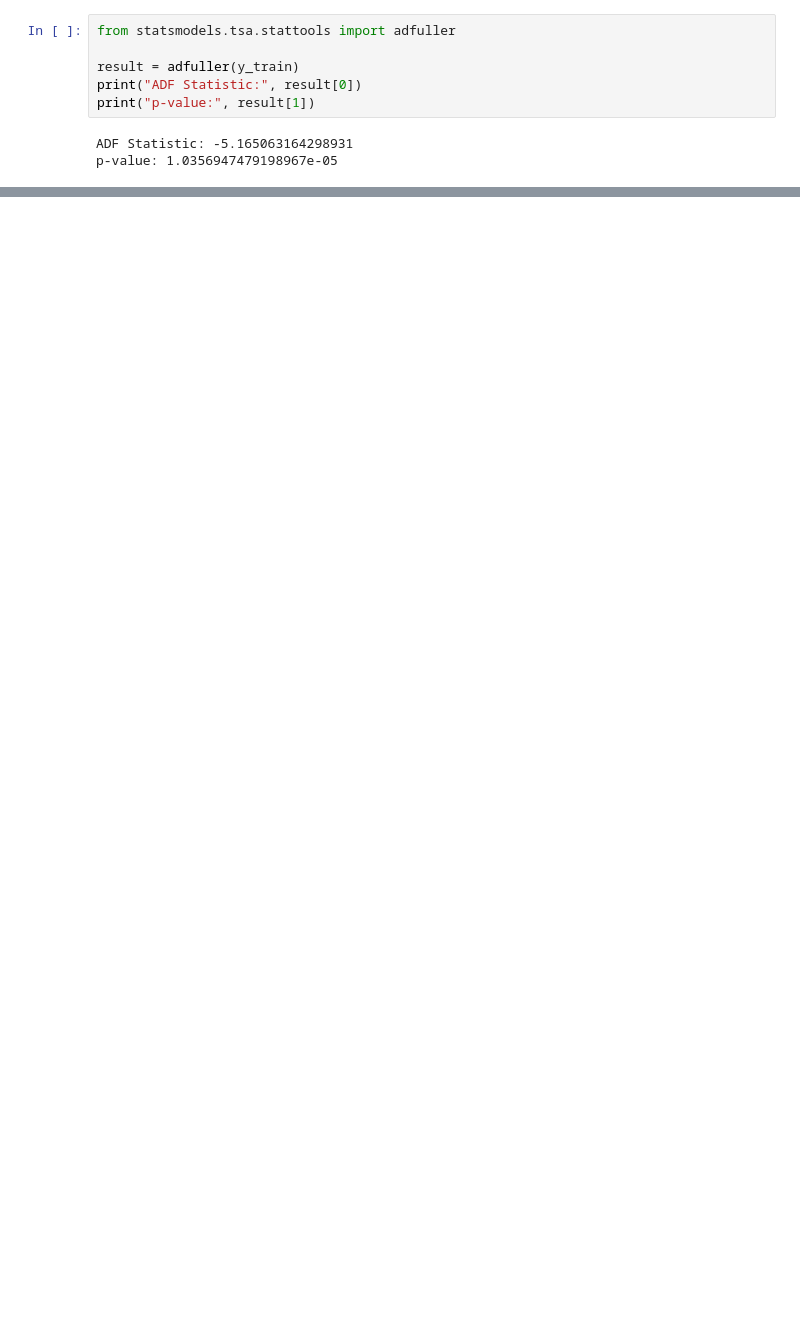
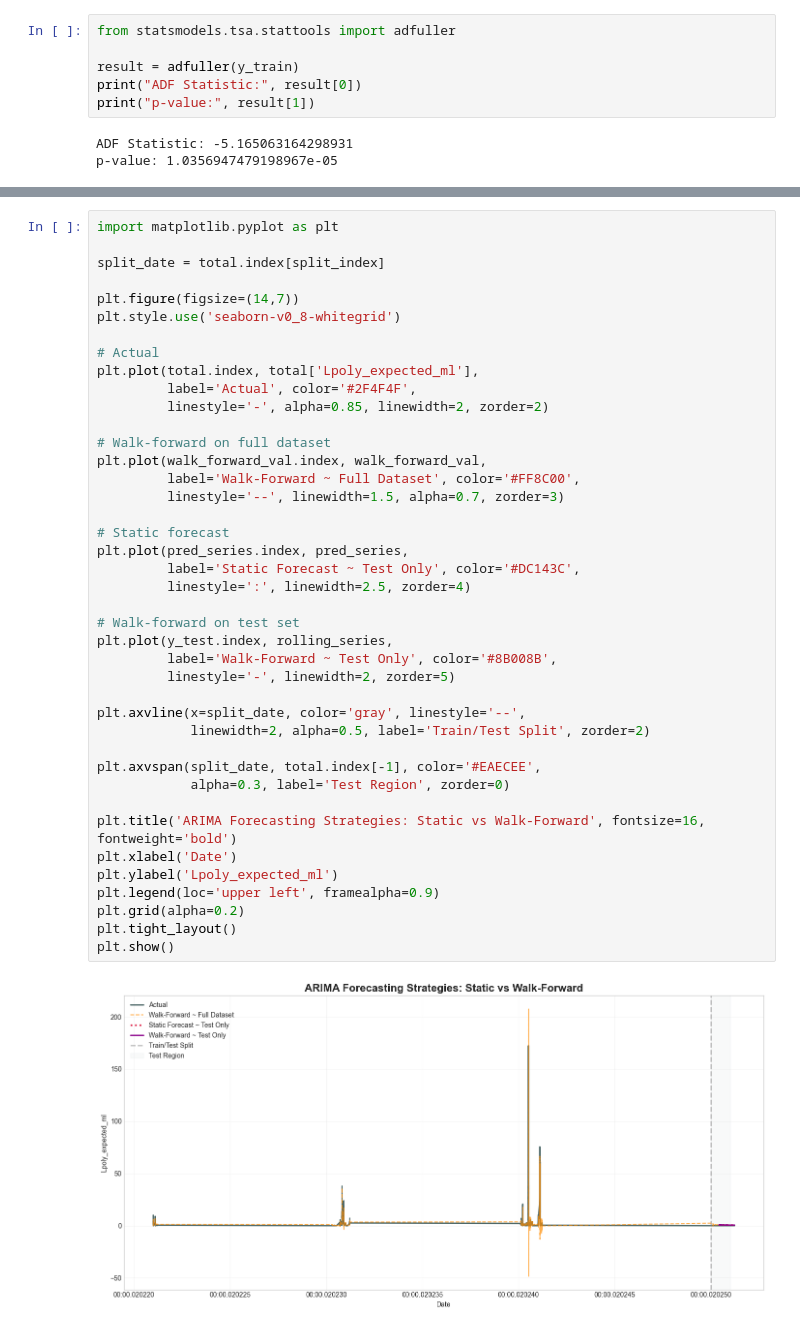
Before and after one commit to lemoncastle/hires-algal-bloom-prediction, a Jupyter notebook: models/arima_trial.ipynb, the cells around one changed output, grey strips where cells are left out. Drawn from its saved outputs; the diff is of its cells as text; blank space fills up the shorter version.

```diff
--- a/models/arima_trial.ipynb
+++ b/models/arima_trial.ipynb
@@ -241,0 +233,43 @@ plt.show()
+# %%
+import matplotlib.pyplot as plt
+
+split_date = total.index[split_index]
+
+plt.figure(figsize=(14,7))
+plt.style.use('seaborn-v0_8-whitegrid')
+
+# Actual
+plt.plot(total.index, total['Lpoly_expected_ml'],
+         label='Actual', color='#2F4F4F',
+         linestyle='-', alpha=0.85, linewidth=2, zorder=2)
+
+# Walk-forward on full dataset
+plt.plot(walk_forward_val.index, walk_forward_val,
+         label='Walk-Forward ~ Full Dataset', color='#FF8C00',
+         linestyle='--', linewidth=1.5, alpha=0.7, zorder=3)
+
+# Static forecast
+plt.plot(pred_series.index, pred_series,
+         label='Static Forecast ~ Test Only', color='#DC143C',
+         linestyle=':', linewidth=2.5, zorder=4)
+
+# Walk-forward on test set
+plt.plot(y_test.index, rolling_series,
+         label='Walk-Forward ~ Test Only', color='#8B008B',
+         linestyle='-', linewidth=2, zorder=5)
+
+plt.axvline(x=split_date, color='gray', linestyle='--',
+            linewidth=2, alpha=0.5, label='Train/Test Split', zorder=2)
+
+plt.axvspan(split_date, total.index[-1], color='#EAECEE',
+            alpha=0.3, label='Test Region', zorder=0)
+
+plt.title('ARIMA Forecasting Strategies: Static vs Walk-Forward', fontsize=16, fontweight='bold')
+plt.xlabel('Date')
+plt.ylabel('Lpoly_expected_ml')
+plt.legend(loc='upper left', framealpha=0.9)
+plt.grid(alpha=0.2)
+plt.tight_layout()
+plt.show()
+# %% [output]
+[figure, added]
```
Also changed, not shown: parts of 13 cells of this notebook.
